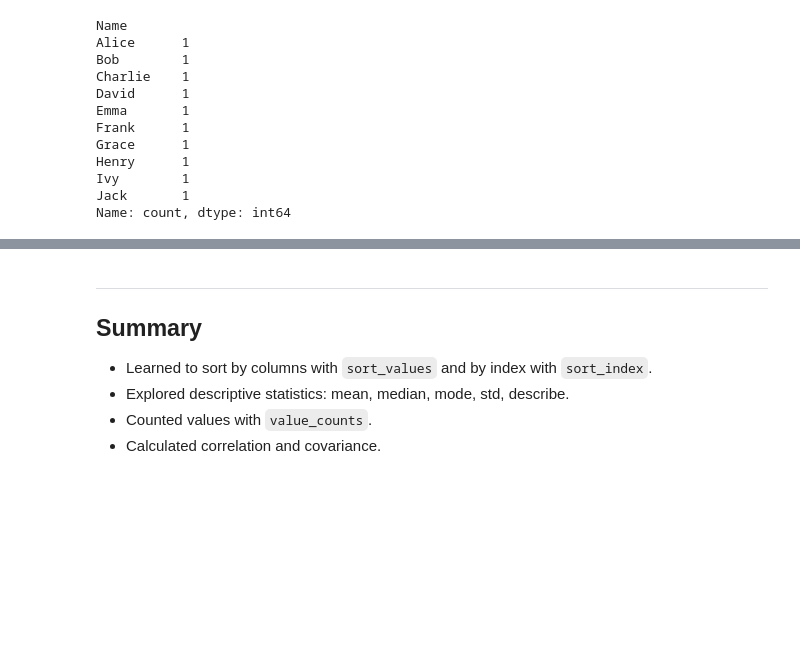
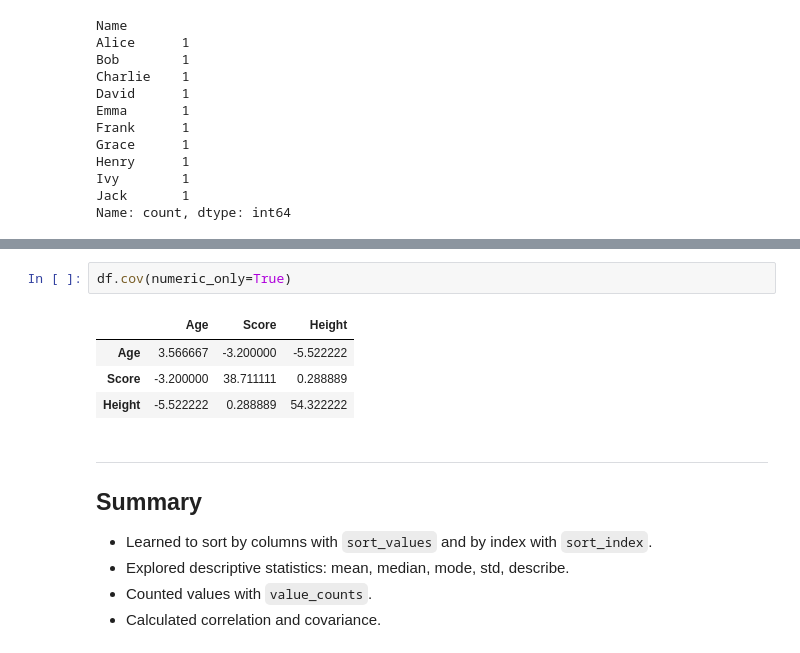
Before and after one commit to DhruvPanchal0312/Data-Science-and-Analysis-With-GenAI, a Jupyter notebook: PANDAS/SHERIYANS Pandas/Pandas_Class5.ipynb, the cells around one changed output, grey strips where cells are left out. Cells and saved outputs as stored; diff of their text form; blank space fills up the shorter version.

```diff
--- a/PANDAS/SHERIYANS Pandas/Pandas_Class5.ipynb
+++ b/PANDAS/SHERIYANS Pandas/Pandas_Class5.ipynb
@@ -290,3 +297,10 @@ Name: count, dtype: int64
+# %%
+df.cov(numeric_only=True)
+# %% [output]
+|  | Age | Score | Height |
+| Age | 3.566667 | -3.200000 | -5.522222 |
+| Score | -3.200000 | 38.711111 | 0.288889 |
+| Height | -5.522222 | 0.288889 | 54.322222 |
 # %% [markdown]
 ---
 ## Summary
```
Also changed, not shown: parts of 2 cells of this notebook.
